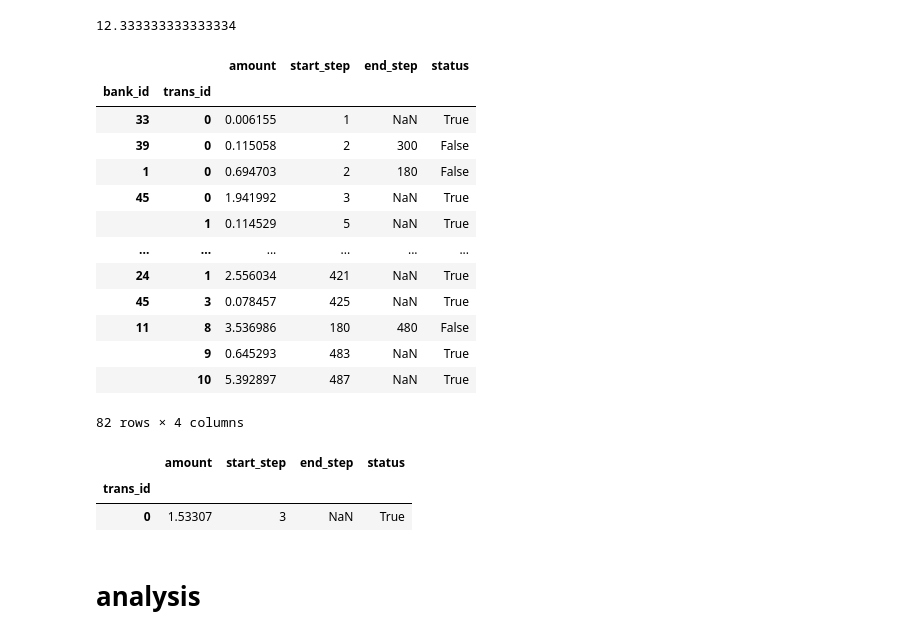
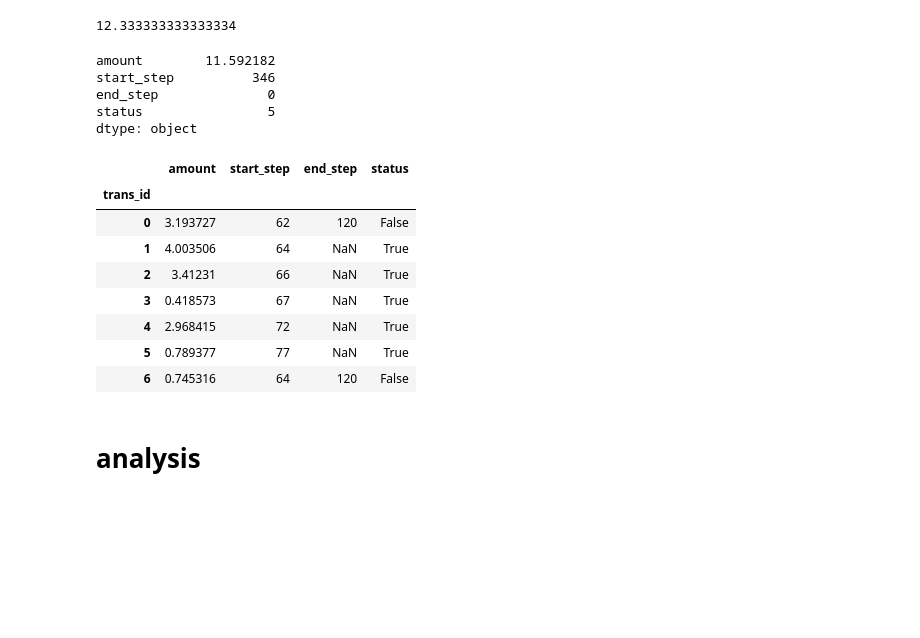
Before and after one commit to Victor-Le-Coz/secured_interbank_network_public, a Jupyter notebook: single_run.ipynb, the cells around one changed output. Drawn from its saved outputs; the diff is of its cells as text; code cells hidden in the pictures; blank space fills up the shorter version.

```diff
--- a/single_run.ipynb
+++ b/single_run.ipynb
@@ -91,29 +80,27 @@ test on day 0
 740/60
 # %% [output]
 12.333333333333334
-# %%
-Network.banks[19].df_rev_repo_trans
-# %% [output]
-|  |  | amount | start_step | end_step | status |
-| bank_id | trans_id |  |  |  |  |
-| 33 | 0 | 0.006155 | 1 | NaN | True |
-| 39 | 0 | 0.115058 | 2 | 300 | False |
-| 1 | 0 | 0.694703 | 2 | 180 | False |
-| 45 | 0 | 1.941992 | 3 | NaN | True |
-|  | 1 | 0.114529 | 5 | NaN | True |
-| ... | ... | ... | ... | ... | ... |
-| 24 | 1 | 2.556034 | 421 | NaN | True |
-| 45 | 3 | 0.078457 | 425 | NaN | True |
-| 11 | 8 | 3.536986 | 180 | 480 | False |
-|  | 9 | 0.645293 | 483 | NaN | True |
-|  | 10 | 5.392897 | 487 | NaN | True |
-82 rows × 4 columns
-# %%
-Network.banks[0].df_rev_repo_trans.loc[12]
-# %% [output]
-|  | amount | start_step | end_step | status |
-| trans_id |  |  |  |  |
-| 0 | 1.53307 | 3 | NaN | True |
+# %%
+df = Network.banks[44].df_rev_repo_trans.loc[39]
+df[df["status"]].sum()
+# %% [output]
+amount        11.592182
+start_step          346
+end_step              0
+status                5
+dtype: object
+# %%
+df
+# %% [output]
+|  | amount | start_step | end_step | status |
+| trans_id |  |  |  |  |
+| 0 | 3.193727 | 62 | 120 | False |
+| 1 | 4.003506 | 64 | NaN | True |
+| 2 | 3.41231 | 66 | NaN | True |
+| 3 | 0.418573 | 67 | NaN | True |
+| 4 | 2.968415 | 72 | NaN | True |
+| 5 | 0.789377 | 77 | NaN | True |
+| 6 | 0.745316 | 64 | 120 | False |
 # %% [markdown]
 # analysis
 # %%
```
Also changed, not shown: parts of 6 cells of this notebook, 2 other files.
